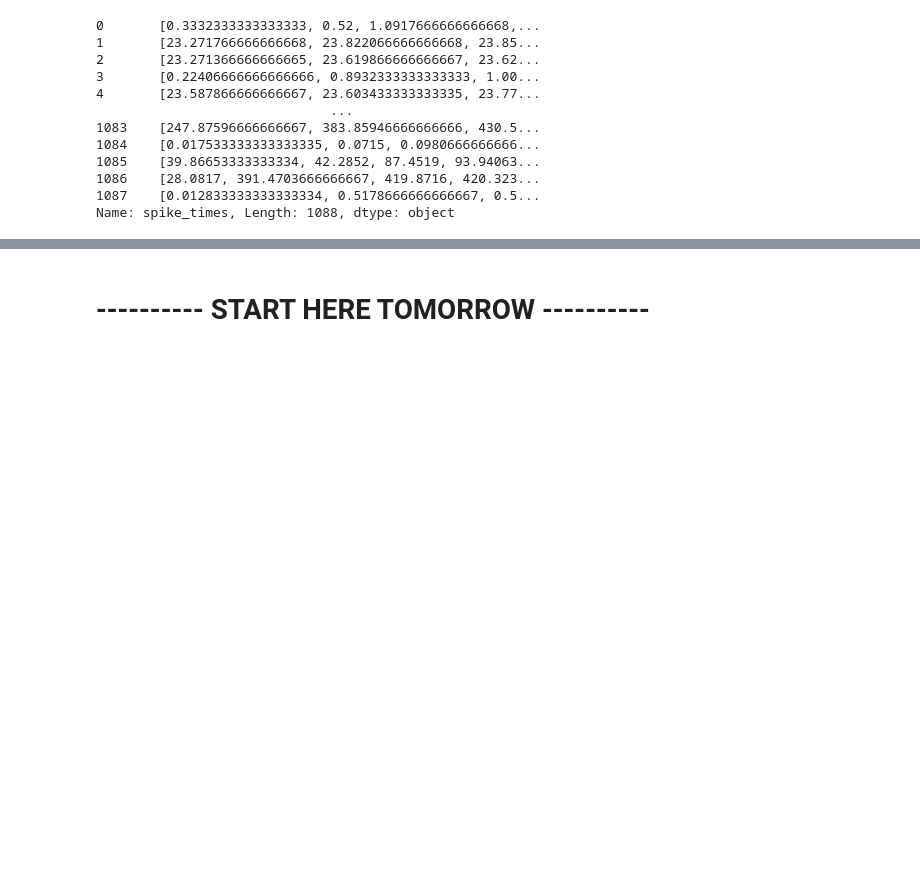
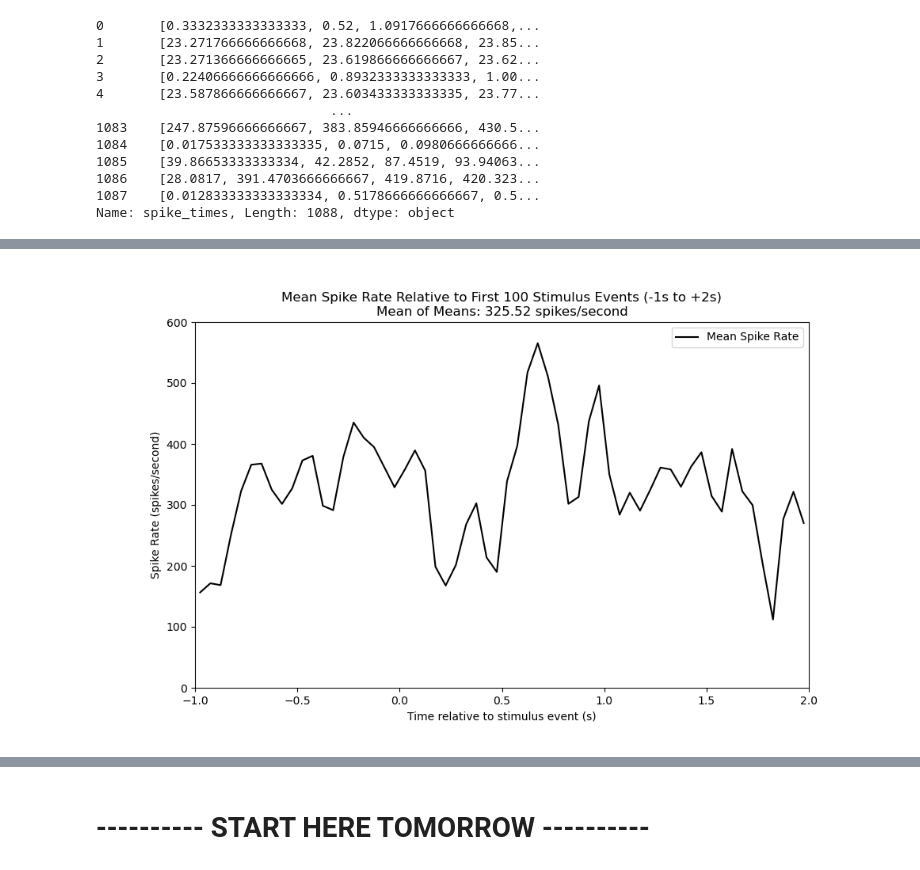
Before and after one commit to rojasgabriel/ephys, a Jupyter notebook: sorting.ipynb, the cells around one changed output, grey strips where cells are left out. Cells and saved outputs as stored; diff of their text form; code cells hidden in the pictures; blank space fills up the shorter version.

Commit message:
Analysis WIP

```diff
--- a/sorting.ipynb
+++ b/sorting.ipynb
@@ -120,0 +253,64 @@ array([        0,         0,         1, ..., 101967004, 101967004,
+# %%
+# Define the analysis window
+pre_time = -1
+post_time = 2
+bin_size = 0.05
+
+# Identify the start times of all stimulus events
+stim_start_indices = np.where((digital_signal[:-1] == 0) & (digital_signal[1:] == 1))[0] + 1
+stim_start_times = nitime[stim_start_indices] / srate
+
+# Limit to the first 100 stimulus events
+stim_start_times = stim_start_times[:100]
+
+# Create an array of time bins for the window
+bins = np.arange(pre_time, post_time + bin_size, bin_size)
+
+# Initialize lists to hold the spike rates for each unit
+all_unit_spike_rates = []
+
+# Pre-compute the time bins shifted for each event
+time_shifted_bins = np.add.outer(stim_start_times, bins)
+
+# Loop through each unit's spike times
+for unit_spike_times in cluster_spike_times.spike_times:
+    unit_spike_times = np.array(unit_spike_times)
+    bin_counts = np.zeros(len(bins) - 1)
+
+    # Compute spike counts for all stimulus events for this unit
+    for shifted_bins in time_shifted_bins:
+        spikes_in_window = unit_spike_times[(unit_spike_times >= shifted_bins[0]) & (unit_spike_times <= shifted_bins[-1])]
+        counts, _ = np.histogram(spikes_in_window, shifted_bins)
+        bin_counts += counts
+
+    # Calculate the spike rate (spikes per second) for this unit
+    spike_rates = bin_counts / bin_size
+    all_unit_spike_rates.append(spike_rates)
+
+# Convert list to numpy array for easier manipulation
+all_unit_spike_rates = np.array(all_unit_spike_rates)
+
+# Calculate the mean spike rate and standard deviation for each bin
+mean_spike_rates = all_unit_spike_rates.mean(axis=0)
+std_spike_rates = all_unit_spike_rates.std(axis=0)
+
+# Calculate the mean of the means
+mean_of_means = mean_spike_rates.mean()
+
+# Create a time vector for plotting relative to the stimulus event
+time_bins = bins[:-1] + bin_size / 2
+
+# Plot the mean spike rates with standard deviation as shaded area
+plt.figure(figsize=(10, 6))
+plt.plot(time_bins, mean_spike_rates, color='black', label='Mean Spike Rate')
+# plt.fill_between(time_bins, mean_spike_rates - std_spike_rates, mean_spike_rates + std_spike_rates, color='gray', alpha=0.5, label='Std Dev')
+
+plt.xlabel('Time relative to stimulus event (s)')
+plt.ylabel('Spike Rate (spikes/second)')
+plt.title(f'Mean Spike Rate Relative to First 100 Stimulus Events (-1s to +2s)\nMean of Means: {mean_of_means:.2f} spikes/second')
+plt.xlim(pre_time, post_time)
+plt.ylim([0, 600])
+plt.legend()
+plt.show()
+# %% [output]
+[figure, added]
```
Also changed, not shown: parts of 21 cells of this notebook.
